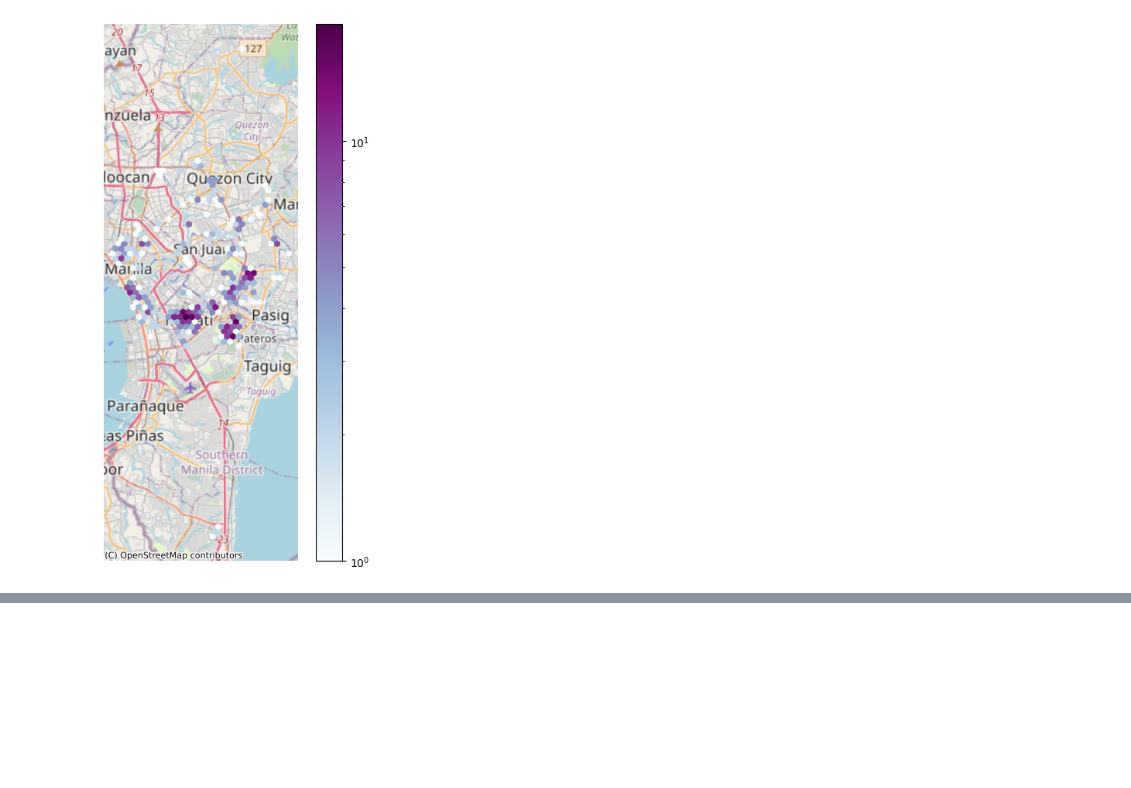
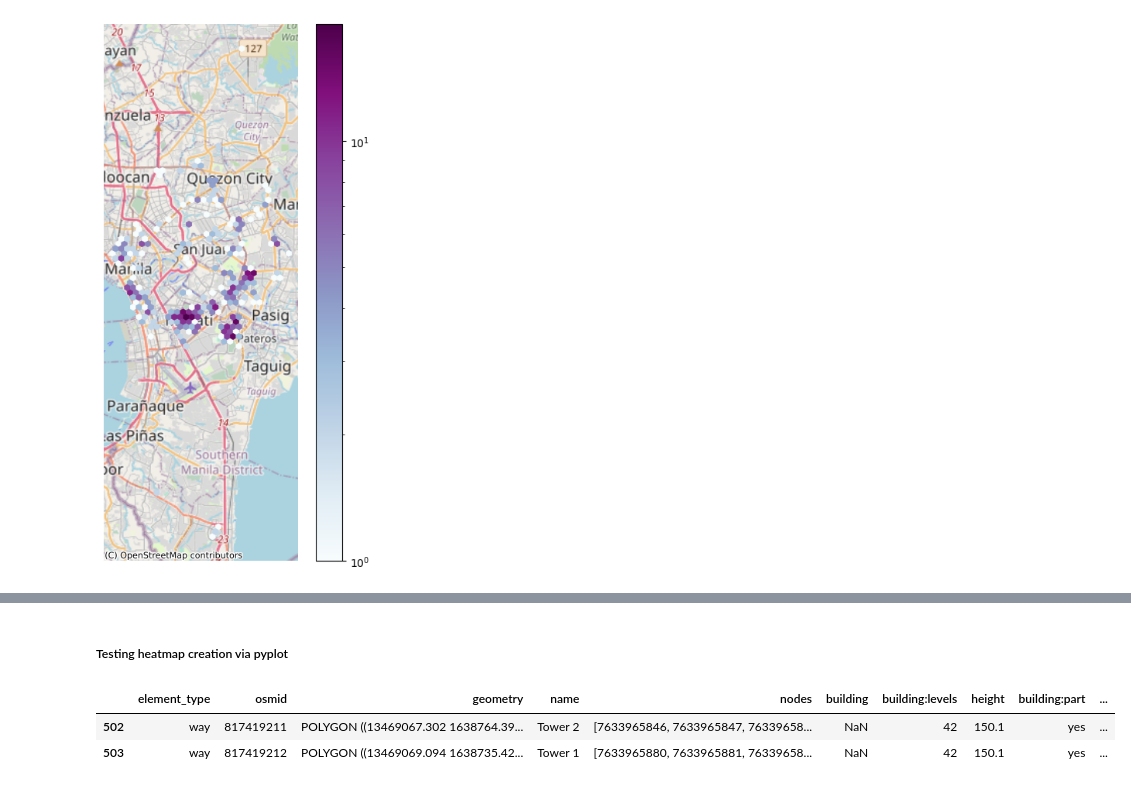
Before and after one commit to Automating-GIS-processes-II-2023/final-assignment-jeromemaiquez, a Jupyter notebook: final_exercise.ipynb, the cells around one changed output, grey strips where cells are left out. Cells and saved outputs as stored; diff of their text form; code cells hidden in the pictures; blank space fills up the shorter version.

```diff
--- a/final_exercise.ipynb
+++ b/final_exercise.ipynb
@@ -344,0 +367,8 @@ cx.add_basemap(ax2, source=cx.providers.OpenStreetMap.Mapnik)
+# %% [markdown]
+##### Testing heatmap creation via pyplot
+# %%
+skyscrapers = skyscrapers.drop_duplicates(subset=["x", "y"])
+# %% [output]
+|  | element_type | osmid | geometry | name | nodes | building | building:levels | height | building:part | ... |
+| 502 | way | 817419211 | POLYGON ((13469067.302 1638764.39... | Tower 2 | [7633965846, 7633965847, 76339658... | NaN | 42 | 150.1 | yes | ... |
+| 503 | way | 817419212 | POLYGON ((13469069.094 1638735.42... | Tower 1 | [7633965880, 7633965881, 76339658... | NaN | 42 | 150.1 | yes | ... |
```
Also changed, not shown: parts of 9 cells of this notebook.
